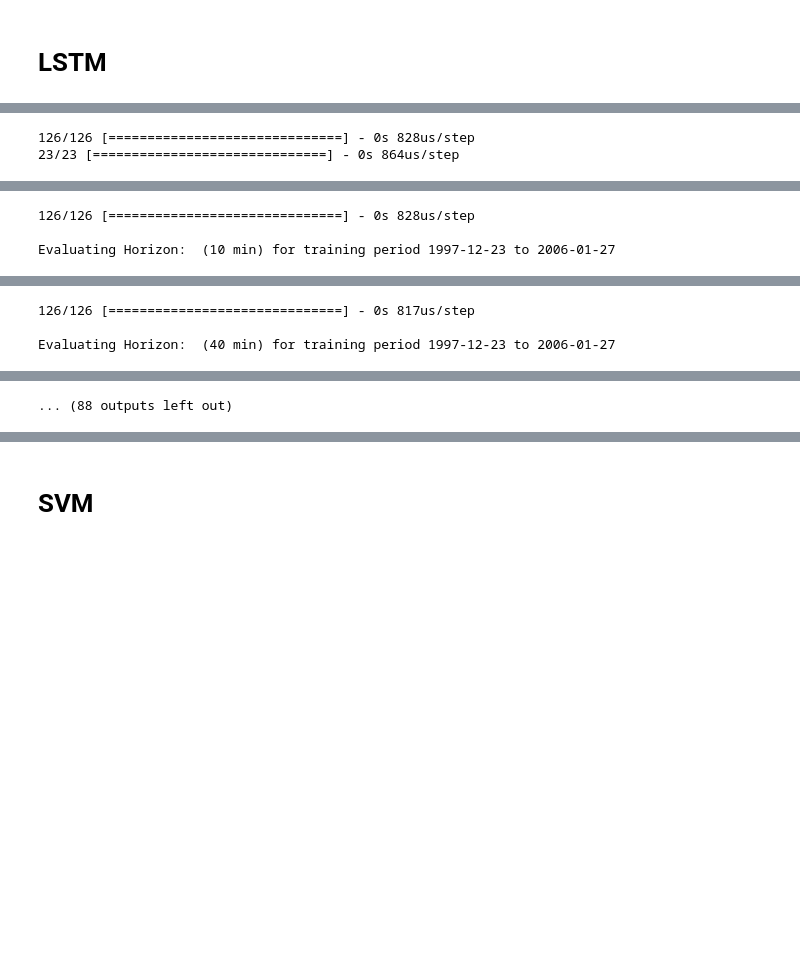
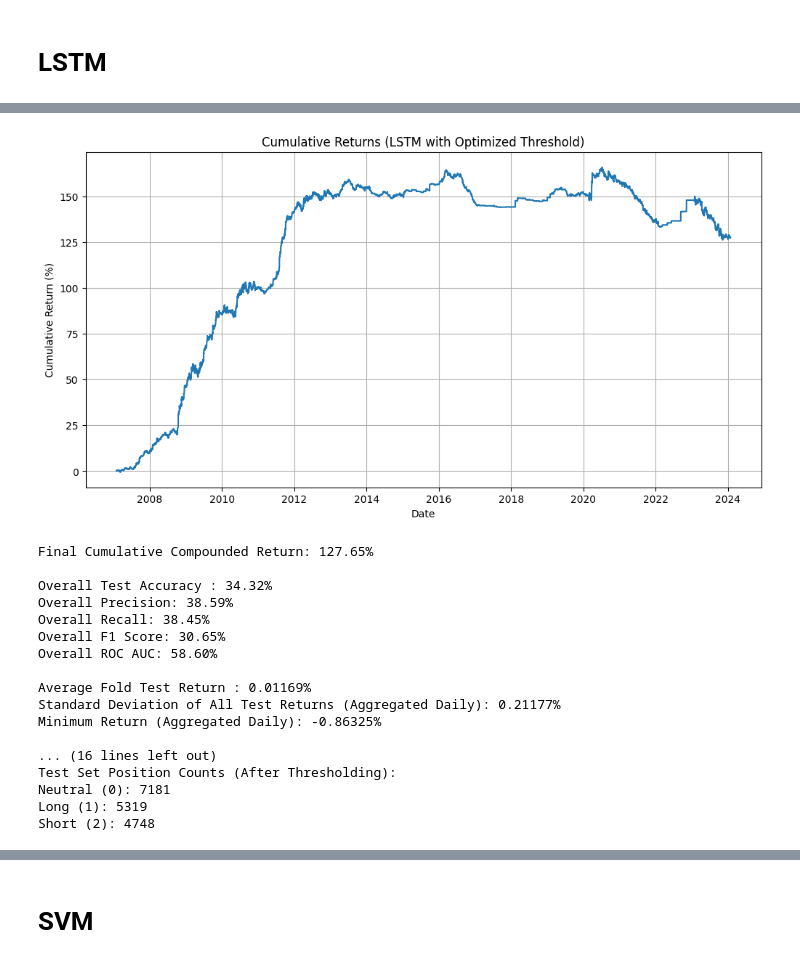
Before and after one commit to 513609/USA, a Jupyter notebook: AAA - USA Final 2.0 - WO TC.ipynb, the cells around one changed output, grey strips where cells are left out. Drawn from its saved outputs; the diff is of its cells as text; code cells hidden in the pictures; blank space fills up the shorter version.

Commit message:
Thresholding .

```diff
--- a/AAA - USA Final 2.0 - WO TC.ipynb
+++ b/AAA - USA Final 2.0 - WO TC.ipynb
@@ -1839,5 +1839,5 @@ if all_test_returns:
     print(f"Short (2): {counts.get(2, 0)}")
 
 else:
-    print("No valid test periods found")
+    cprint("No valid test periods found")
 # %% [output]
@@ -1861,2 +1846,18 @@ WARNING:tensorflow:From c:\Users\Jop Brouwer\AppData\Local\Programs\Python\Pytho
+[figure, added]
-126/126 [==============================] - 0s 828us/step
-23/23 [==============================] - 0s 864us/step
+Final Cumulative Compounded Return: 127.65%
+
+Overall Test Accuracy : 34.32%
+Overall Precision: 38.59%
+Overall Recall: 38.45%
+Overall F1 Score: 30.65%
+Overall ROC AUC: 58.60%
+
+Average Fold Test Return : 0.01169%
+Standard Deviation of All Test Returns (Aggregated Daily): 0.21177%
+Minimum Return (Aggregated Daily): -0.86325%
+
+... (16 lines left out)
+Test Set Position Counts (After Thresholding):
+Neutral (0): 7181
+Long (1): 5319
+Short (2): 4748
@@ -1867,3 +1863,0 @@ WARNING:tensorflow:From c:\Users\Jop Brouwer\AppData\Local\Programs\Python\Pytho
-126/126 [==============================] - 0s 828us/step
-
-Evaluating Horizon:  (10 min) for training period 1997-12-23 to 2006-01-27
@@ -1879,3 +1863,0 @@ Evaluating Horizon:  (10 min) for training period 1997-12-23 to 2006-01-27
-126/126 [==============================] - 0s 817us/step
-
-Evaluating Horizon:  (40 min) for training period 1997-12-23 to 2006-01-27
@@ -1887,4 +1864,3 @@ Evaluating Horizon:  (40 min) for training period 1997-12-23 to 2006-01-27
-... (88 outputs left out)
 # %%
 print("\nConfusion Matrix:")
 cm = confusion_matrix(all_test_truths, all_test_preds)
```
Also changed, not shown: parts of 3 cells of this notebook, 1 other file.
